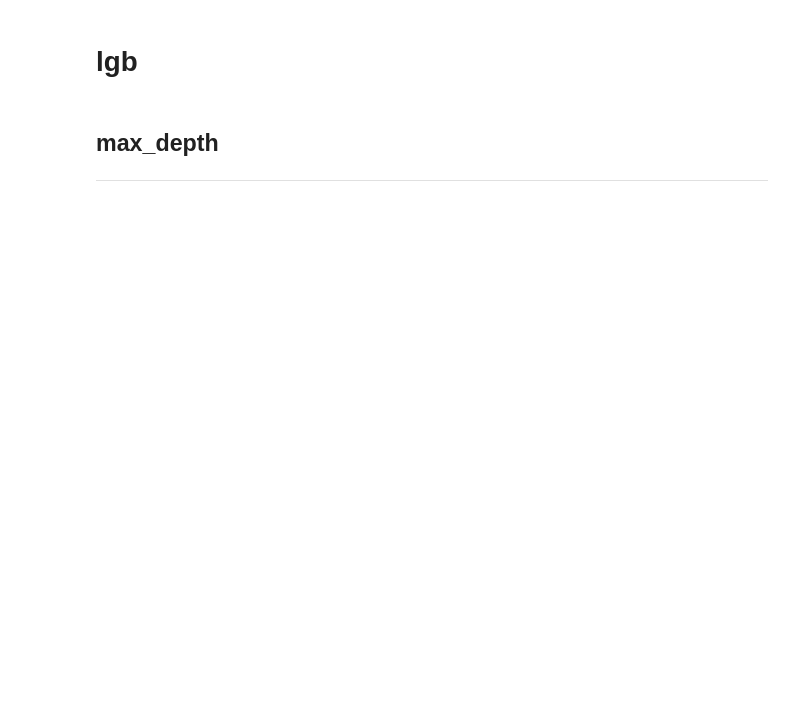
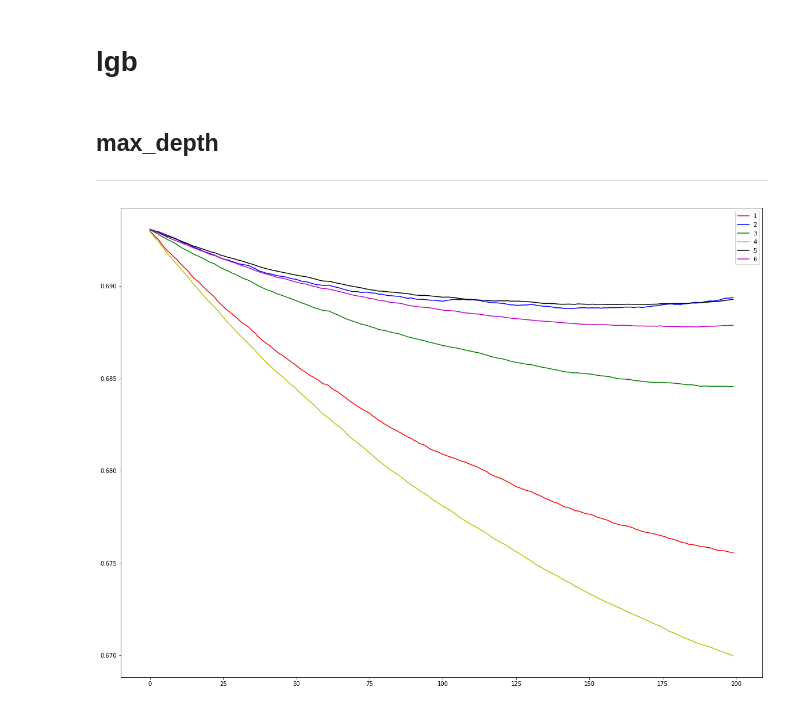
Before and after one commit to leiseraiesecqd/acgc, a Jupyter notebook: notebooks/analysis_num_boost_round_diy.ipynb, the cells around one changed output. Saved outputs shown, nothing was run; the diff lists cells and outputs as text; code cells hidden in the pictures; blank space fills up the shorter version.

```diff
--- a/notebooks/analysis_num_boost_round_diy.ipynb
+++ b/notebooks/analysis_num_boost_round_diy.ipynb
@@ -9,13 +6,37 @@ data1 = pd.read_csv('../results/single_model/final_results/lgb_fw_v0.2_c20_w35/l
+# %%
+color = ['r', 'b', 'g', 'y', 'k', 'm', 'gray']
+data1 = pd.read_csv('../boost_round_outputs/lgb/lgb_forward_increase/lgb_cv_vr/lgb_cv-5_vr-0.1/' +
+                    'final_logs/lgb_idx-1_t-736_c-72_log.csv')
+data2 = pd.read_csv('../boost_round_outputs/lgb/lgb_forward_increase/lgb_cv_vr/lgb_cv-10_vr-0.1/' +
+                    'final_logs/lgb_idx-1_t-736_c-72_log.csv')
+data3 = pd.read_csv('../boost_round_outputs/lgb/lgb_forward_increase/lgb_cv_vr/lgb_cv-20_vr-0.1/' +
+                    'final_logs/lgb_idx-1_t-736_c-72_log.csv')
+data4 = pd.read_csv('../boost_round_outputs/lgb/lgb_forward_increase/lgb_cv_vr/lgb_cv-5_vr-0.2/' +
+                    'final_logs/lgb_idx-1_t-736_c-72_log.csv')
+data5 = pd.read_csv('../boost_round_outputs/lgb/lgb_forward_increase/lgb_cv_vr/lgb_cv-10_vr-0.2/' +
+                    'final_logs/lgb_idx-1_t-736_c-72_log.csv')
+data6 = pd.read_csv('../boost_round_outputs/lgb/lgb_forward_increase/lgb_cv_vr/lgb_cv-20_vr-0.2/' +
+                    'final_logs/lgb_idx-1_t-736_c-72_log.csv')
+# data7 = pd.read_csv('../boost_round_outputs/lgb/lgb_forward_increase/lgb_cv_vr/lgb_cv-5_vr-0.1/' +
+#                     'final_logs/lgb_idx-1_t-736_c-72_log.csv')
 # %%
 fig=plt.figure()
 ax=fig.add_subplot(1,1,1)
-ax.plot(data1['valid_loss'], color=color[0], label='v0.2_c20_w35')
+ax.plot(data1['valid_loss'], color=color[0], label='1')
+ax.plot(data2['valid_loss'], color=color[1], label='2')
+ax.plot(data3['valid_loss'], color=color[2], label='3')
+ax.plot(data4['valid_loss'], color=color[3], label='4')
+ax.plot(data5['valid_loss'], color=color[4], label='5')
+ax.plot(data6['valid_loss'], color=color[5], label='6')
+# ax.plot(data7['valid_loss'], color=color[6], label='7')
 ax.legend(loc='best')
 # plt.ylim(0.6908, 0.6912)
 # plt.xlim(100, 150)
 fig.set_figheight(15)
 fig.set_figwidth(20)
 plt.show()
+# %% [output]
+[figure, added]
 # %%
 fig=plt.figure()
 ax=fig.add_subplot(1,1,1)
```
Also changed, not shown: parts of 1 cell of this notebook, 5 other files.
